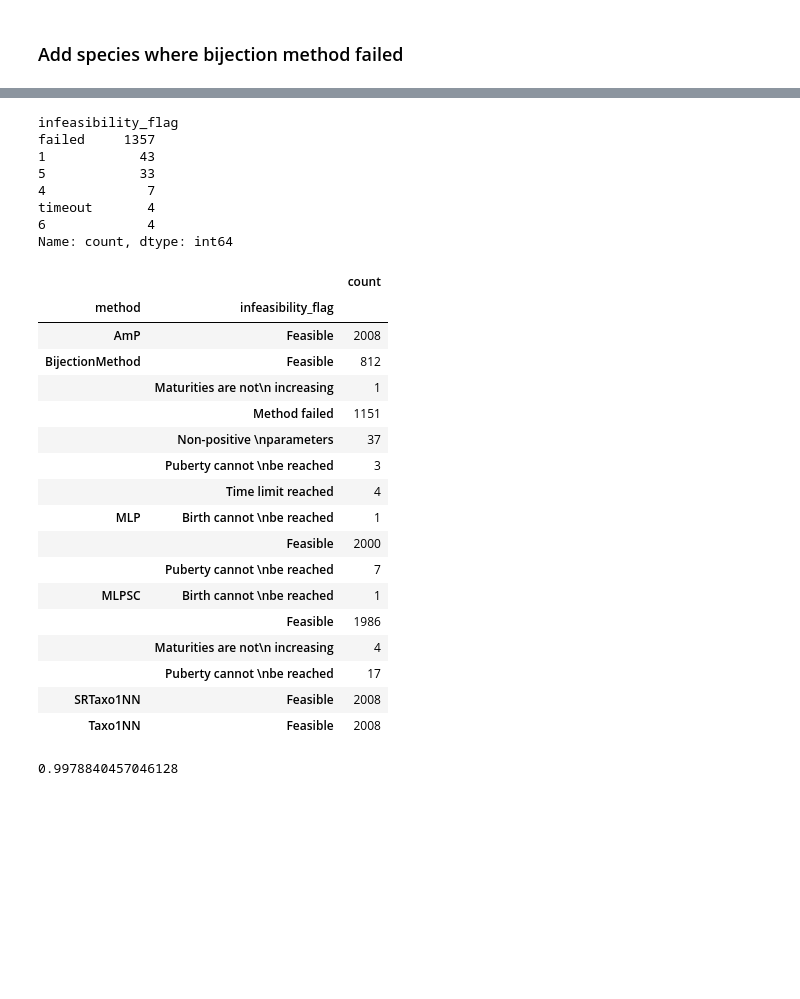
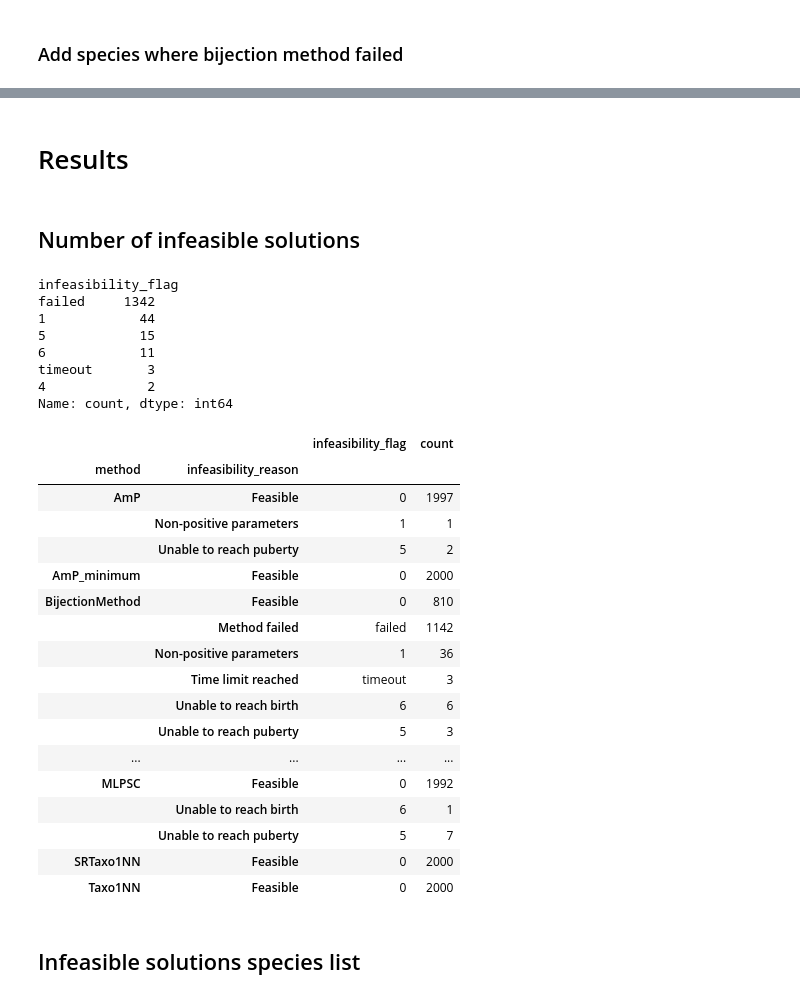
Before and after one commit to diogo-f-oliveira/DEB_ML_Init, a Jupyter notebook: notebooks/Compare models on feasibility.ipynb, the cells around one changed output, grey strips where cells are left out. Saved outputs shown, nothing was run; the diff lists cells and outputs as text; code cells hidden in the pictures; blank space fills up the shorter version.

Commit message:
Updated feasibility notebook with paper tables

```diff
--- a/notebooks/Compare models on feasibility.ipynb
+++ b/notebooks/Compare models on feasibility.ipynb
@@ -57,7 +60,16 @@ Taxo1NN
+# %%
+bijection_stats_df = pd.read_csv(f"{results_folder}/bijection_method/bijection_stats.csv", index_col=0)
+bijection_stats_df['get_tj_error'] = bijection_stats_df['get_tj_error'].astype(bool)
+for species in feas_df_dict['BijectionMethod'].index.values:
+    if feas_df_dict['BijectionMethod'].at[species, 'infeasibility_flag'] == 'error':
+        if bijection_stats_df.at[species, 'get_tj_error']:
+            feas_df_dict['BijectionMethod'].at[species, 'infeasibility_flag'] = '7'
+        else:
+            feas_df_dict['BijectionMethod'].at[species, 'infeasibility_flag'] = '6'
 # %% [markdown]
 ### Add species where bijection method failed
 # %%
-species_bijection_failed = feas_df_dict['AmP'].index.difference(feas_df_dict['BijectionMethod'].index).values
+species_bijection_failed = feas_df_dict['AmP_minimum'].index.difference(feas_df_dict['BijectionMethod'].index).values
 bijection_failed_df = pd.DataFrame(index=species_bijection_failed, columns=feas_df_dict['BijectionMethod'].columns)
 bijection_failed_df['infeasibility_flag'] = 'failed'
 bijection_failed_df['feasible'] = False
@@ -116,0 +135,2 @@ infeasibility_flag_to_text
+# %% [markdown]
+# Results
@@ -117,42 +139,42 @@ infeasibility_flag_to_text
+# %% [markdown]
+## Number of infeasible solutions
 # %%
 feasible_counts = {}
 for i, ds in enumerate(['train', 'test']):
     feasible_counts[ds] = feas_df.loc[feas_df['data_split'] == ds, ['method', 'infeasibility_flag']].value_counts().sort_index().reset_index()
-    feasible_counts[ds]['infeasibility_flag'] = feasible_counts[ds]['infeasibility_flag'].map(infeasibility_flag_to_text)
+    feasible_counts[ds]['infeasibility_reason'] = feasible_counts[ds]['infeasibility_flag'].map(infeasibility_flag_to_text)
 # %%
 feas_df[feas_df['infeasibility_flag'] != '0']['infeasibility_flag'].value_counts()
 # %% [output]
 infeasibility_flag
-failed     1357
-1            43
-5            33
-4             7
-timeout       4
-6             4
+failed     1342
+1            44
+5            15
+6            11
+timeout       3
+4             2
 Name: count, dtype: int64
 # %%
-feasible_counts['train'].groupby(['method', 'infeasibility_flag']).sum()
+feasible_counts['train'].groupby(['method', 'infeasibility_reason']).sum()
 # %% [output]
-|  |  | count |
-| method | infeasibility_flag |  |
-| AmP | Feasible | 2008 |
-| BijectionMethod | Feasible | 812 |
-|  | Maturities are not\n increasing | 1 |
-|  | Method failed | 1151 |
-|  | Non-positive \nparameters | 37 |
-|  | Puberty cannot \nbe reached | 3 |
-|  | Time limit reached | 4 |
-| MLP | Birth cannot \nbe reached | 1 |
-|  | Feasible | 2000 |
-|  | Puberty cannot \nbe reached | 7 |
-| MLPSC | Birth cannot \nbe reached | 1 |
-|  | Feasible | 1986 |
-|  | Maturities are not\n increasing | 4 |
-|  | Puberty cannot \nbe reached | 17 |
-| SRTaxo1NN | Feasible | 2008 |
-| Taxo1NN | Feasible | 2008 |
+|  |  | infeasibility_flag | count |
+| method | infeasibility_reason |  |  |
+| AmP | Feasible | 0 | 1997 |
+|  | Non-positive parameters | 1 | 1 |
+|  | Unable to reach puberty | 5 | 2 |
+| AmP_minimum | Feasible | 0 | 2000 |
+| BijectionMethod | Feasible | 0 | 810 |
+|  | Method failed | failed | 1142 |
+|  | Non-positive parameters | 1 | 36 |
+|  | Time limit reached | timeout | 3 |
+|  | Unable to reach birth | 6 | 6 |
+|  | Unable to reach puberty | 5 | 3 |
+| ... | ... | ... | ... |
+| MLPSC | Feasible | 0 | 1992 |
+|  | Unable to reach birth | 6 | 1 |
+|  | Unable to reach puberty | 5 | 7 |
+| SRTaxo1NN | Feasible | 0 | 2000 |
+| Taxo1NN | Feasible | 0 | 2000 |
-# %%
-2358 / 2363
-# %% [output]
-0.9978840457046128
+# %% [markdown]
+## Infeasible solutions species list
 # %%
```
Also changed, not shown: parts of 24 cells of this notebook.
